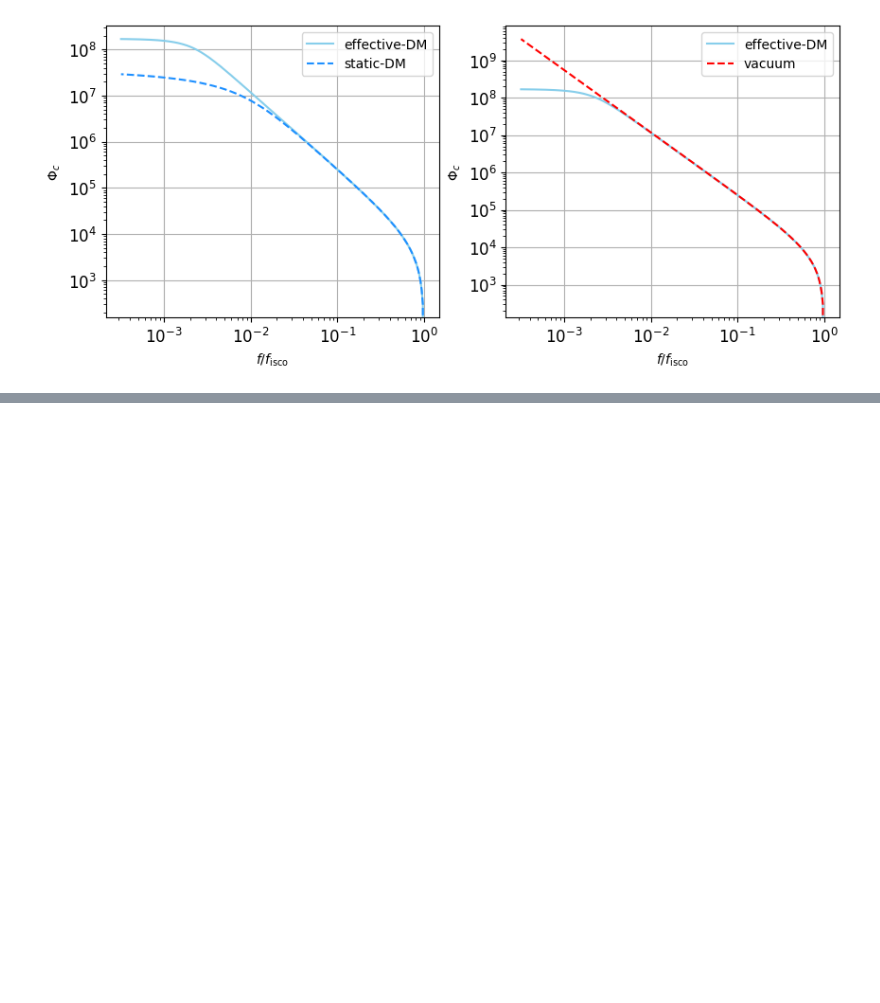
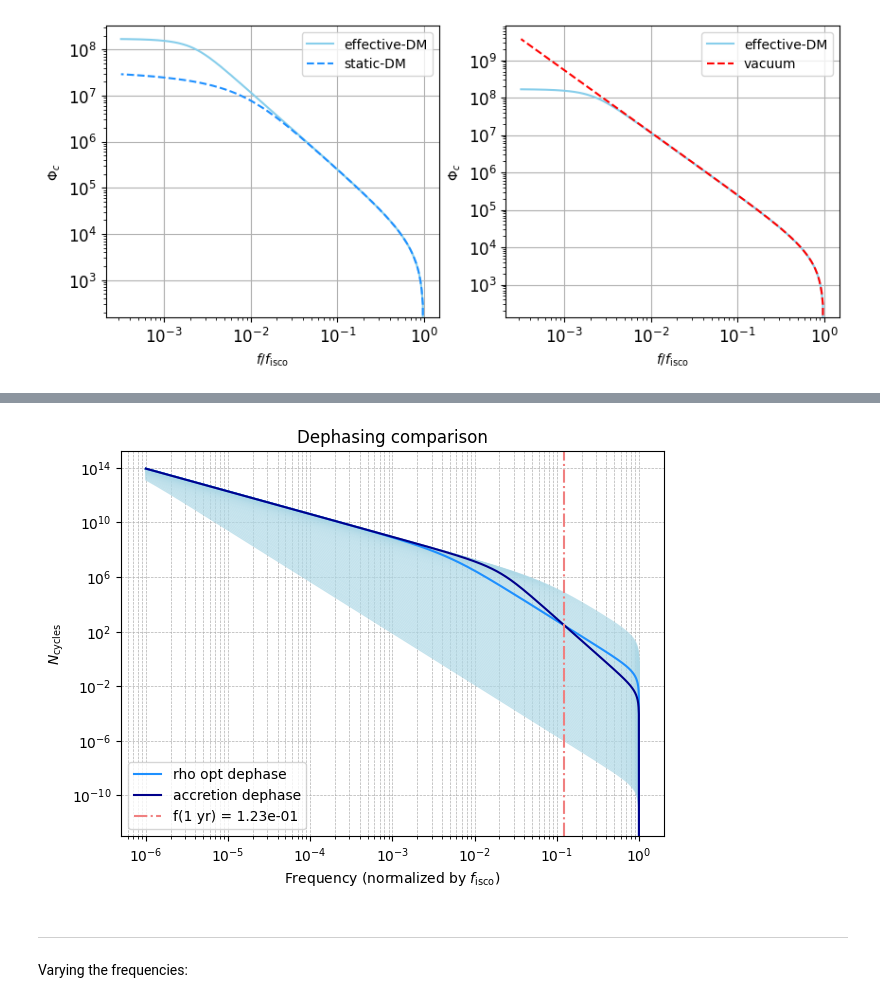
Before and after one commit to nicolegrillo/BinaryEvolution, a Jupyter notebook: Phase_extraction-MAIN.ipynb, the cells around one changed output, grey strips where cells are left out. Cells and saved outputs as stored; diff of their text form; code cells hidden in the pictures; blank space fills up the shorter version.

```diff
--- a/Phase_extraction-MAIN.ipynb
+++ b/Phase_extraction-MAIN.ipynb
@@ -1155,0 +1218,4 @@ ax[1].legend();
+# %%
+# Increase rho_s_i grid size
+
+rho_s_i_LARGE = np.logspace(7, 18, 100)
@@ -1155,0 +1252,14 @@ ax[1].legend();
+# %%
+delta_all_bench = phase_all_bench - phase_vacuum_bench
+delta_all_s_bench = phase_all_s_bench - phase_vacuum_bench
+delta_dm_bench = phase_dm_bench - phase_vacuum_bench
+delta_dm_s_bench = phase_dm_s_bench - phase_vacuum_bench
+delta_acc_bench = phase_acc_bench - phase_vacuum_bench
+# %%
+# N_cycles
+
+Nc_all_bench = delta_all_bench / (2 * np.pi)
+Nc_all_s_bench = delta_all_s_bench / (2 * np.pi)
+Nc_dm_bench = delta_dm_bench / (2 * np.pi)
+Nc_dm_s_bench = delta_dm_s_bench / (2 * np.pi)
+Nc_acc_bench = delta_acc_bench / (2 * np.pi)
@@ -1155,0 +1304,27 @@ ax[1].legend();
+# %%
+plt.figure(figsize=(7, 5))
+
+for i in range(0, len(Nc_all_bench)):
+    plt.loglog(freqs_LARGE / f_isco, Nc_dm_s_bench[i], c='lightblue', linewidth=1, alpha=0.7)
+
+plt.loglog(freqs_LARGE / f_isco, Nc_dm_s_bench[i_min], c='dodgerblue', linewidth=1.5, label='rho opt dephase')
+plt.loglog(freqs_LARGE / f_isco, Nc_acc_bench, c='darkblue', linewidth=1.5, label='accretion dephase')
+
+plt.axvline(x=f_1yr, c='lightcoral', linestyle='-.', label=f'f(1 yr) = {f_1yr:.2e}')
+plt.grid(True, which="both", linestyle='--', linewidth=0.5)
+
+plt.title('Dephasing comparison')
+plt.xlabel('Frequency (normalized by $f_{\mathrm{isco}}$)')
+plt.ylabel('$N_{\mathrm{cycles}}$')
+
+plt.legend(fontsize='medium')
+#plt.xlim(1e-2, 1.1)
+
+plt.savefig('results-images/dephasing_comparison.png')
+plt.show()
+# %% [output]
+[figure, added]
+# %% [markdown]
+---
+
+Varying the frequencies:
```
Also changed, not shown: parts of 15 cells of this notebook.
